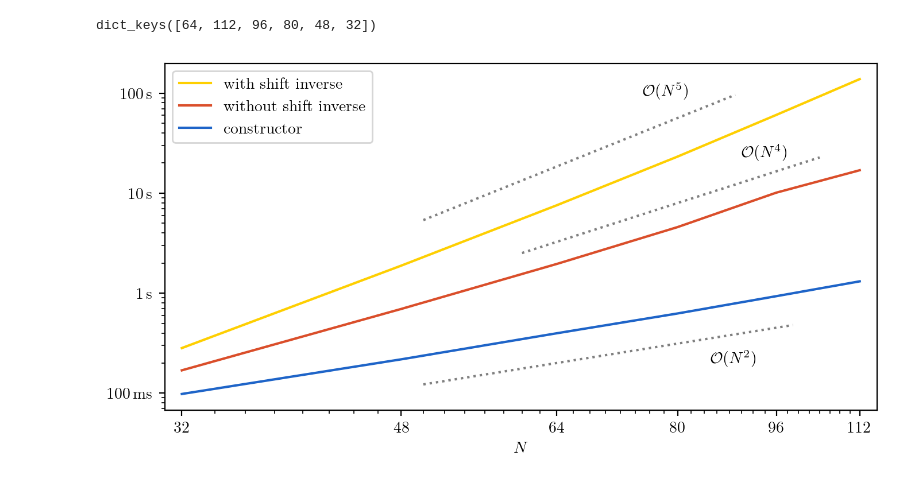
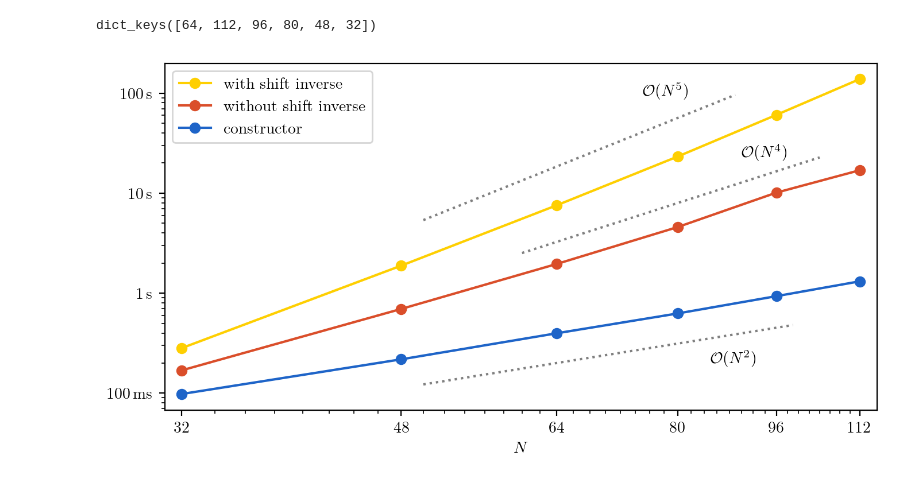
Before and after one commit to toonijn/PhD-thesis, a Jupyter notebook: img/chapter4/benchmark/benchmark.ipynb, the cells around one changed output. Drawn from its saved outputs; the diff is of its cells as text; code cells hidden in the pictures.

Commit message:
image details

```diff
--- a/img/chapter4/benchmark/benchmark.ipynb
+++ b/img/chapter4/benchmark/benchmark.ipynb
@@ -119,32 +119,32 @@ for i, label in enumerate(["constructor", "without shift inverse", "with shift i
     codes[0] = Path.MOVETO
     path = Path(vertices, codes)
     ax.add_patch(PathPatch(path, color=ugent.palet[i], alpha=0.4, lw=0))
 
 
-    ax.loglog(points, summary[i], label=label, color=ugent.palet[i])
+    ax.loglog(points, summary[i], label=label, color=ugent.palet[i], marker="o")
 
 xs1 = np.arange(50, 100)
 ax.plot(xs1, (0.007*xs1)**2, c="gray", ls=':')
 ax.text(85, 0.2, "$\\mathcal{O}(N^{2})$")
 xs2 = np.arange(60, 105)
 ax.plot(xs2, (0.021*xs2)**4, c="gray", ls=':')
 ax.text(90, 23, "$\\mathcal{O}(N^{4})$")
 xs3 = np.arange(50, 90)
 ax.plot(xs3, (0.028*xs3)**5, c="gray", ls=':')
 ax.text(75, 95, "$\\mathcal{O}(N^{5})$")
 
 ax.set_yticks([0.1, 1, 10, 100], ["$100\\,\\text{ms}$", "$1\\,\\text{s}$", "10\\,\\text{s}", "100\\,\\text{s}"])
 ax.set_xticks(ticks=points, labels=points)
 ax.set_xticks(ticks=range(32, 112, 2), labels=[], minor=True)
 ax.set_xlabel("$N$")
 ax.legend()
 ax.set_xlim(31, 115.6)
 
 
 handles, labels = ax.get_legend_handles_labels()
 order = [2,1,0]
 ax.legend([handles[idx] for idx in order],[labels[idx] for idx in order])
 
 plt.savefig(f"benchmark_timings.pdf", bbox_inches="tight")
 # %% [output]
-[figure, old version]
+[figure, new version]
```
Also changed, not shown: 3 other files.
